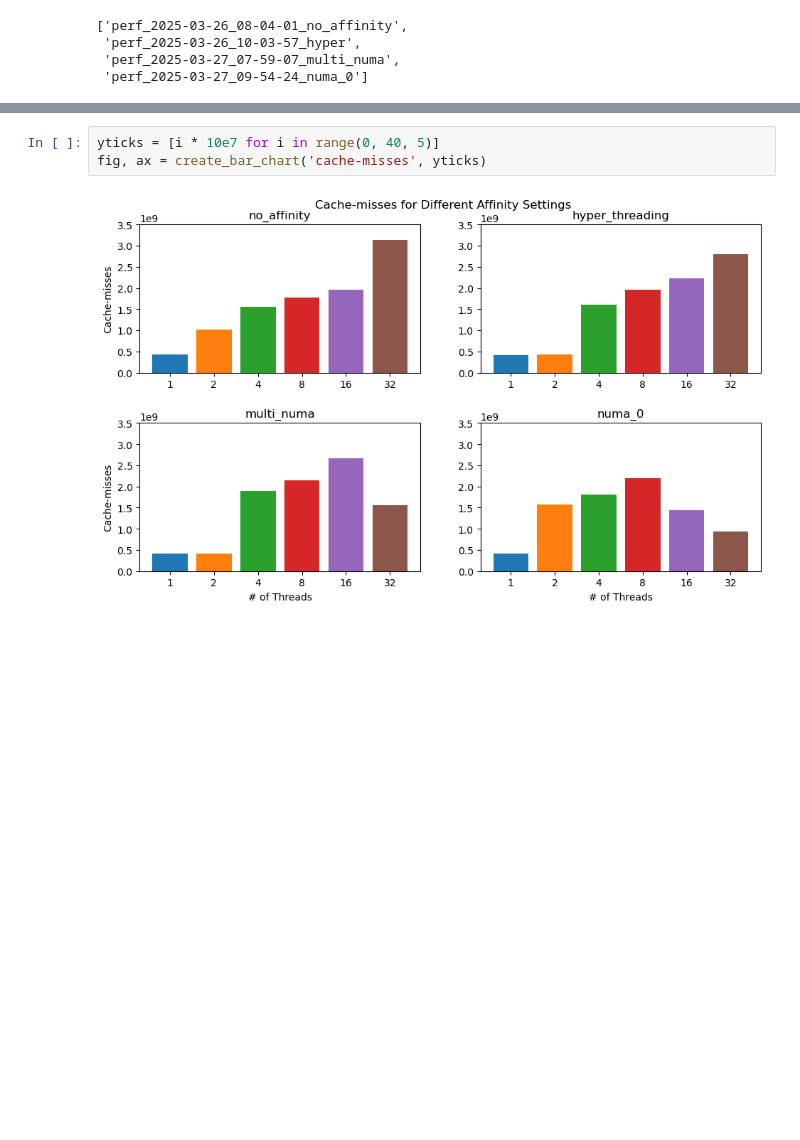
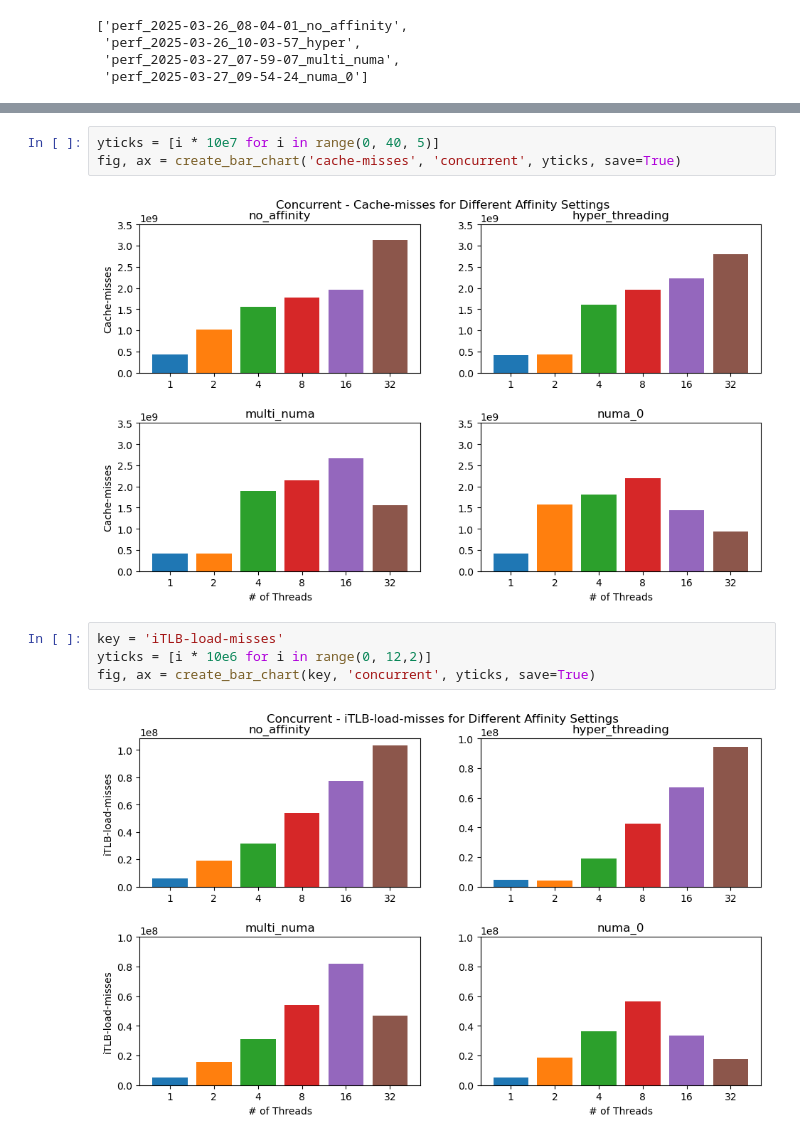
Before and after one commit to xXPinkmagicXx/csp, a Jupyter notebook: perf_graph.ipynb, the cells around one changed output, grey strips where cells are left out. Cells and saved outputs as stored; diff of their text form; blank space fills up the shorter version.

```diff
--- a/perf_graph.ipynb
+++ b/perf_graph.ipynb
@@ -258,5 +285,11 @@ AttributeError: 'list' object has no attribute 'capitalize'
 # %%
 yticks = [i * 10e7 for i in range(0, 40, 5)]
-fig, ax = create_bar_chart('cache-misses', yticks)
+fig, ax = create_bar_chart('cache-misses', 'concurrent', yticks, save=True)
 # %% [output]
-[figure, old version]
+[figure, new version]
+# %%
+key = 'iTLB-load-misses'
+yticks = [i * 10e6 for i in range(0, 12,2)]
+fig, ax = create_bar_chart(key, 'concurrent', yticks, save=True)
+# %% [output]
+[figure, added]
```
Also changed, not shown: parts of 9 cells of this notebook.
